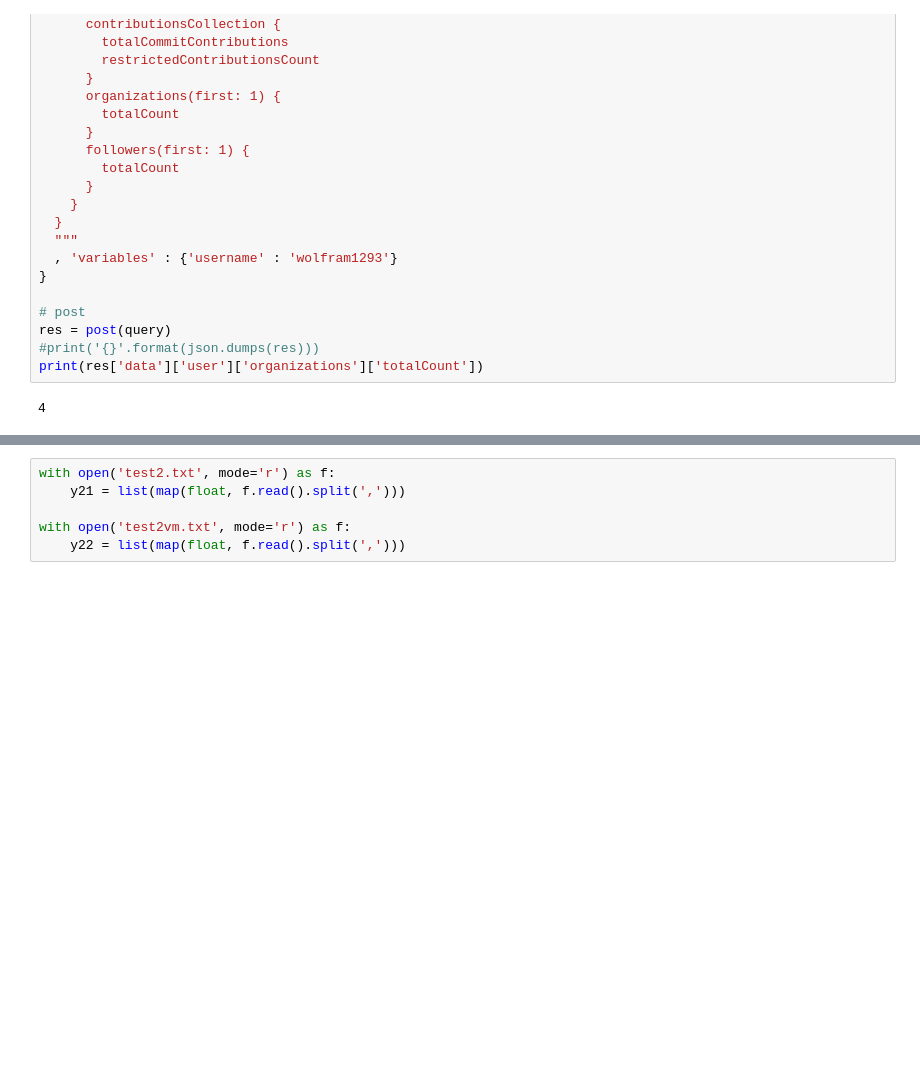
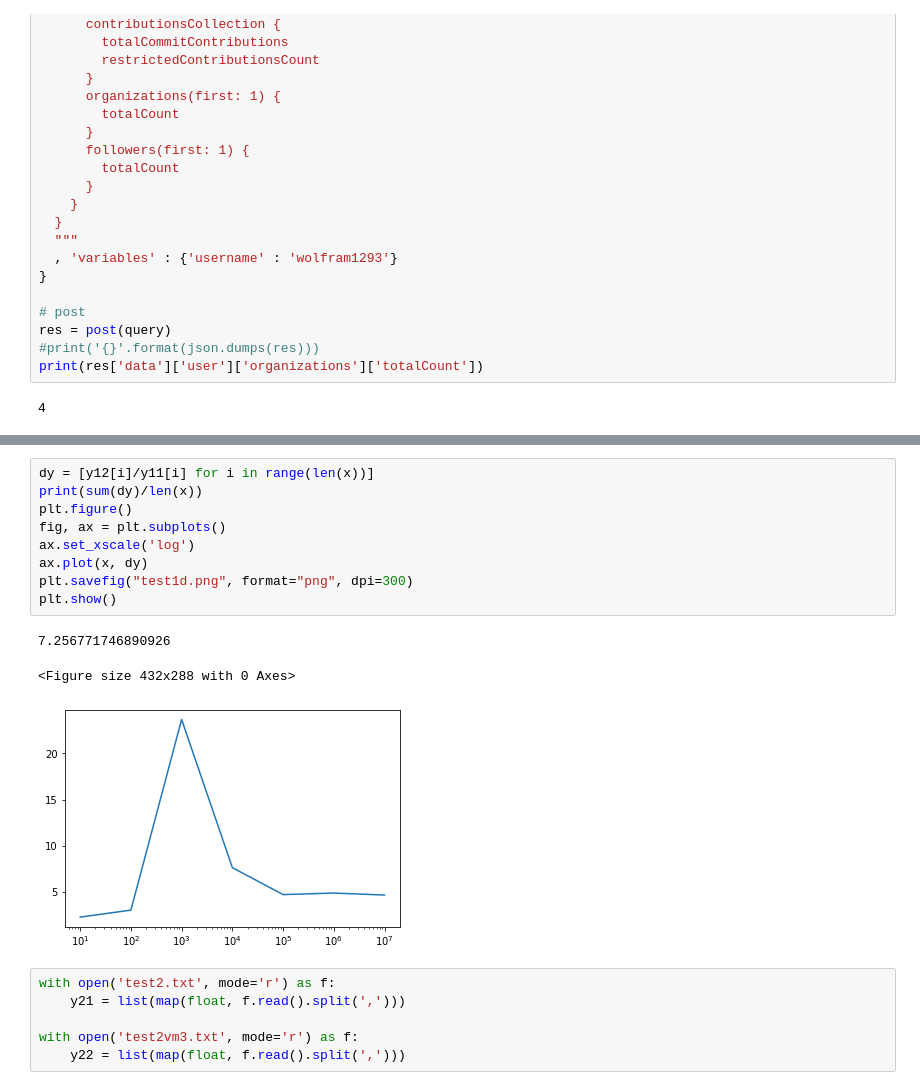
Before and after one commit to wolfram1293/Algorithm, a Jupyter notebook: test.ipynb, the cells around one changed output, grey strips where cells are left out. Drawn from its saved outputs; the diff is of its cells as text; blank space fills up the shorter version.

```diff
--- a/test.ipynb
+++ b/test.ipynb
@@ -1083,8 +1103,21 @@ print(res['data']['user']['organizations']['totalCount'])
+# %%
+dy = [y12[i]/y11[i] for i in range(len(x))]
+print(sum(dy)/len(x))
+plt.figure()
+fig, ax = plt.subplots()
+ax.set_xscale('log')
+ax.plot(x, dy)
+plt.savefig("test1d.png", format="png", dpi=300)
+plt.show()
+# %% [output]
+7.256771746890926
+<Figure size 432x288 with 0 Axes>
+[figure, added]
 # %%
 with open('test2.txt', mode='r') as f:
     y21 = list(map(float, f.read().split(',')))
 
-with open('test2vm.txt', mode='r') as f:
+with open('test2vm3.txt', mode='r') as f:
     y22 = list(map(float, f.read().split(',')))
 # %%
 import matplotlib.pyplot as plt
```
Also changed, not shown: parts of 5 cells of this notebook, 10 other files.
